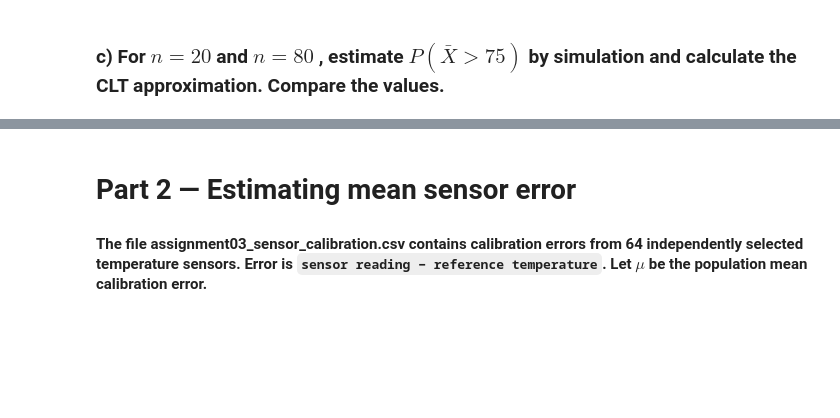
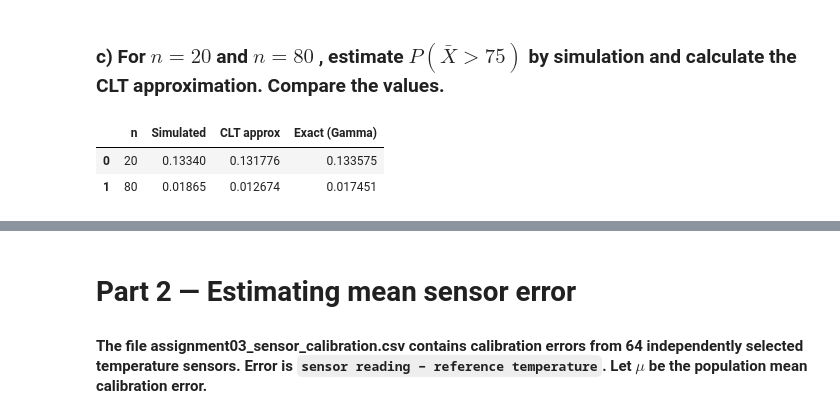
Before and after one commit to Fanticel/STA1, a Jupyter notebook: Asg3/Asg.ipynb, the cells around one changed output, grey strips where cells are left out. Saved outputs shown, nothing was run; the diff lists cells and outputs as text; code cells hidden in the pictures; blank space fills up the shorter version.

```diff
--- a/Asg3/Asg.ipynb
+++ b/Asg3/Asg.ipynb
@@ -20,2 +75,14 @@ import math
 # %% [markdown]
 ### c) For $n = 20$ and $n = 80$ , estimate $P(\bar X>75)$ by simulation and calculate the CLT approximation. Compare the values.
+# %%
+   rows = []
+   for n in [20, 80]:
+       sim = (means[n] > 75).mean()
+       clt = 1 - stats.norm.cdf(75, mu, sigma / np.sqrt(n))
+       exact = stats.gamma.sf(75, a=n, scale=mu / n)  # optional
+       rows.append([n, sim, clt, exact])
+   pd.DataFrame(rows, columns=["n", "Simulated", "CLT approx", "Exact (Gamma)"])
+# %% [output]
+|  | n | Simulated | CLT approx | Exact (Gamma) |
+| 0 | 20 | 0.13340 | 0.131776 | 0.133575 |
+| 1 | 80 | 0.01865 | 0.012674 | 0.017451 |
```
Also changed, not shown: parts of 13 cells of this notebook.
